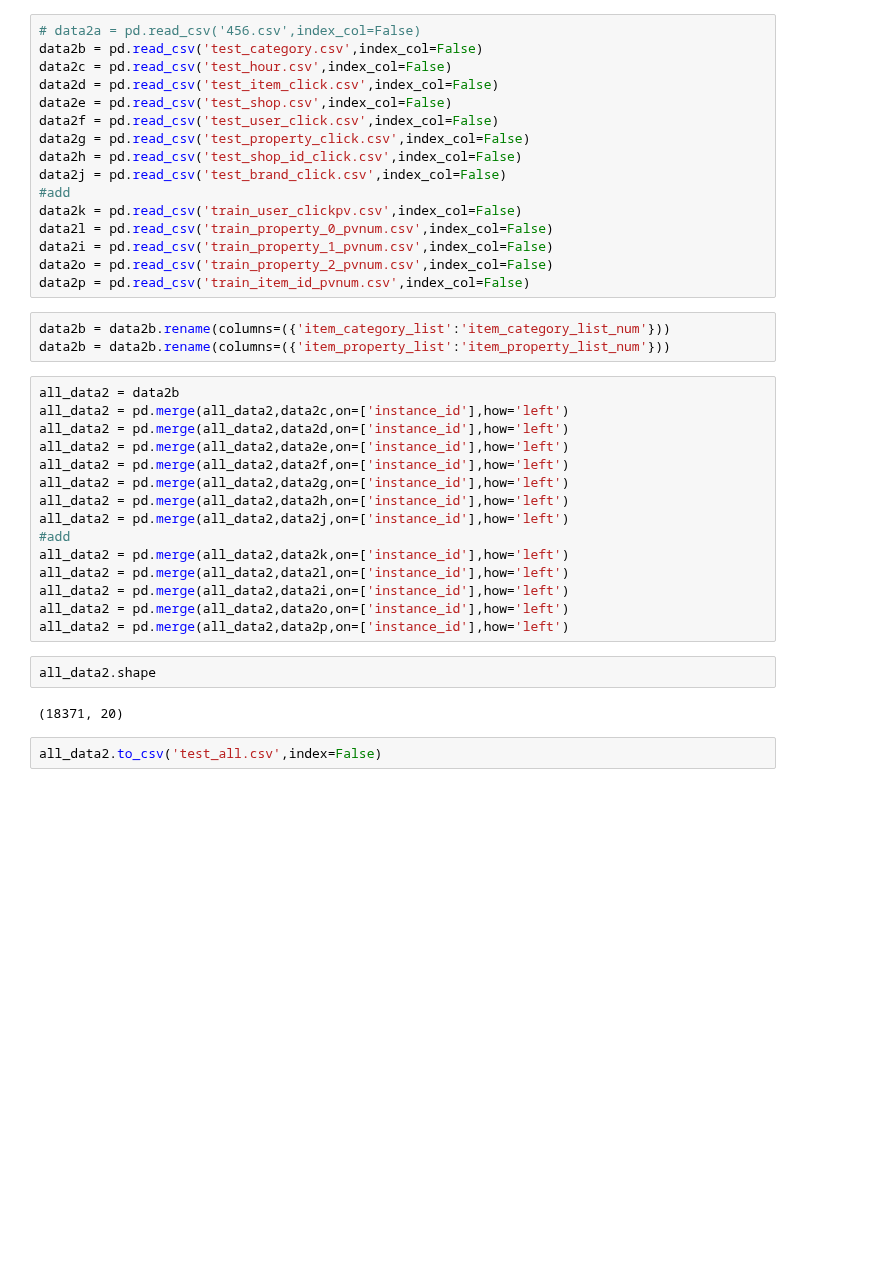
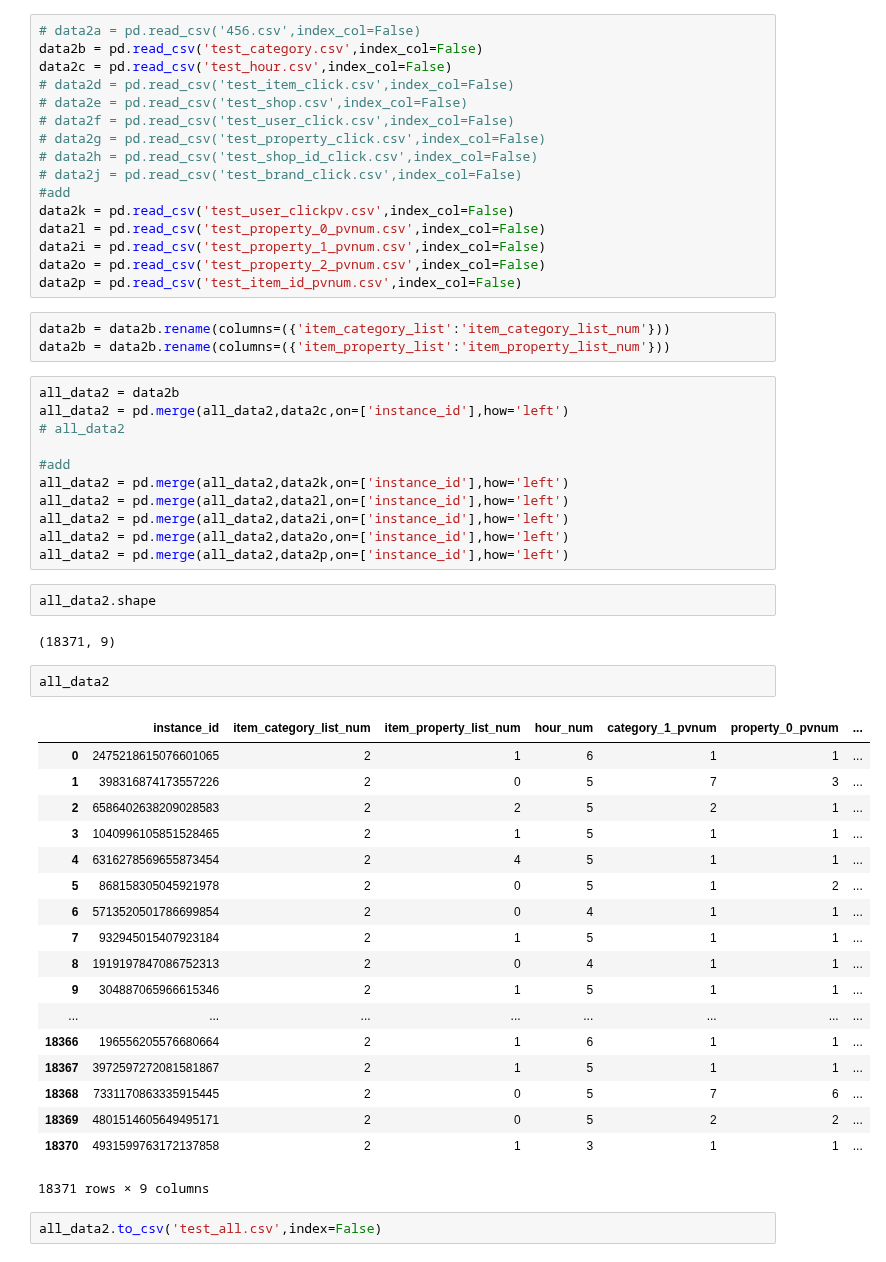
Before and after one commit to chenyunxing/tianchi-new, a Jupyter notebook: 合并自己新增的特征到一个文件里.ipynb, the cells around one changed output. Drawn from its saved outputs; the diff is of its cells as text; blank space fills up the shorter version.

```diff
--- a/合并自己新增的特征到一个文件里.ipynb
+++ b/合并自己新增的特征到一个文件里.ipynb
@@ -55,30 +55,26 @@ all_data.to_csv('train_all.csv',index=False)
 # data2a = pd.read_csv('456.csv',index_col=False)
 data2b = pd.read_csv('test_category.csv',index_col=False)
 data2c = pd.read_csv('test_hour.csv',index_col=False)
-data2d = pd.read_csv('test_item_click.csv',index_col=False)
-data2e = pd.read_csv('test_shop.csv',index_col=False)
-data2f = pd.read_csv('test_user_click.csv',index_col=False)
-data2g = pd.read_csv('test_property_click.csv',index_col=False)
-data2h = pd.read_csv('test_shop_id_click.csv',index_col=False)
-data2j = pd.read_csv('test_brand_click.csv',index_col=False)
+# data2d = pd.read_csv('test_item_click.csv',index_col=False)
+# data2e = pd.read_csv('test_shop.csv',index_col=False)
+# data2f = pd.read_csv('test_user_click.csv',index_col=False)
+# data2g = pd.read_csv('test_property_click.csv',index_col=False)
+# data2h = pd.read_csv('test_shop_id_click.csv',index_col=False)
+# data2j = pd.read_csv('test_brand_click.csv',index_col=False)
 #add
-data2k = pd.read_csv('train_user_clickpv.csv',index_col=False)
-data2l = pd.read_csv('train_property_0_pvnum.csv',index_col=False)
-data2i = pd.read_csv('train_property_1_pvnum.csv',index_col=False)
-data2o = pd.read_csv('train_property_2_pvnum.csv',index_col=False)
-data2p = pd.read_csv('train_item_id_pvnum.csv',index_col=False)
+data2k = pd.read_csv('test_user_clickpv.csv',index_col=False)
+data2l = pd.read_csv('test_property_0_pvnum.csv',index_col=False)
+data2i = pd.read_csv('test_property_1_pvnum.csv',index_col=False)
+data2o = pd.read_csv('test_property_2_pvnum.csv',index_col=False)
+data2p = pd.read_csv('test_item_id_pvnum.csv',index_col=False)
 # %%
 data2b = data2b.rename(columns=({'item_category_list':'item_category_list_num'}))
 data2b = data2b.rename(columns=({'item_property_list':'item_property_list_num'}))
 # %%
 all_data2 = data2b
 all_data2 = pd.merge(all_data2,data2c,on=['instance_id'],how='left')
-all_data2 = pd.merge(all_data2,data2d,on=['instance_id'],how='left')
-all_data2 = pd.merge(all_data2,data2e,on=['instance_id'],how='left')
-all_data2 = pd.merge(all_data2,data2f,on=['instance_id'],how='left')
-all_data2 = pd.merge(all_data2,data2g,on=['instance_id'],how='left')
-all_data2 = pd.merge(all_data2,data2h,on=['instance_id'],how='left')
-all_data2 = pd.merge(all_data2,data2j,on=['instance_id'],how='left')
+# all_data2
+
 #add
 all_data2 = pd.merge(all_data2,data2k,on=['instance_id'],how='left')
 all_data2 = pd.merge(all_data2,data2l,on=['instance_id'],how='left')
@@ -88,6 +84,27 @@ all_data2 = pd.merge(all_data2,data2p,on=['instance_id'],how='left')
 # %%
 all_data2.shape
 # %% [output]
-(18371, 20)
+(18371, 9)
+# %%
+all_data2
+# %% [output]
+|  | instance_id | item_category_list_num | item_property_list_num | hour_num | category_1_pvnum | property_0_pvnum | ... |
+| 0 | 2475218615076601065 | 2 | 1 | 6 | 1 | 1 | ... |
+| 1 | 398316874173557226 | 2 | 0 | 5 | 7 | 3 | ... |
+| 2 | 6586402638209028583 | 2 | 2 | 5 | 2 | 1 | ... |
+| 3 | 1040996105851528465 | 2 | 1 | 5 | 1 | 1 | ... |
+| 4 | 6316278569655873454 | 2 | 4 | 5 | 1 | 1 | ... |
+| 5 | 868158305045921978 | 2 | 0 | 5 | 1 | 2 | ... |
+| 6 | 5713520501786699854 | 2 | 0 | 4 | 1 | 1 | ... |
+| 7 | 932945015407923184 | 2 | 1 | 5 | 1 | 1 | ... |
+| 8 | 1919197847086752313 | 2 | 0 | 4 | 1 | 1 | ... |
+| 9 | 304887065966615346 | 2 | 1 | 5 | 1 | 1 | ... |
+| ... | ... | ... | ... | ... | ... | ... | ... |
+| 18366 | 196556205576680664 | 2 | 1 | 6 | 1 | 1 | ... |
+| 18367 | 3972597272081581867 | 2 | 1 | 5 | 1 | 1 | ... |
+| 18368 | 7331170863335915445 | 2 | 0 | 5 | 7 | 6 | ... |
+| 18369 | 4801514605649495171 | 2 | 0 | 5 | 2 | 2 | ... |
+| 18370 | 4931599763172137858 | 2 | 1 | 3 | 1 | 1 | ... |
+18371 rows × 9 columns
 # %%
 all_data2.to_csv('test_all.csv',index=False)
```
Also changed, not shown: parts of 3 cells of this notebook, 2 other files.
